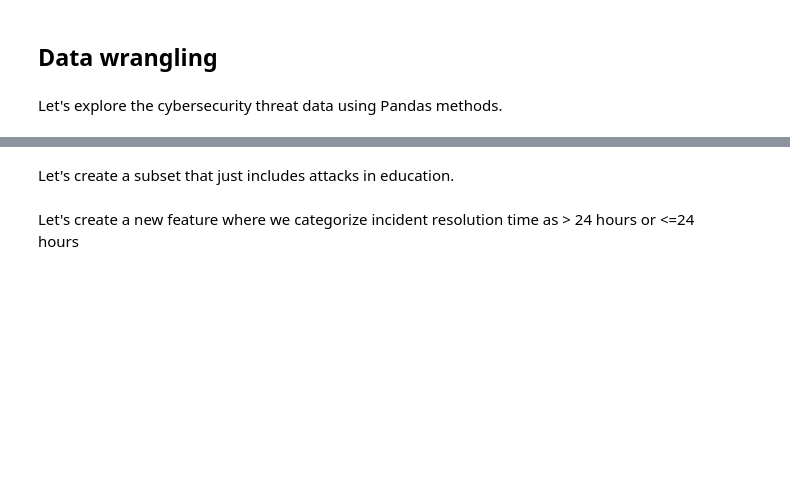
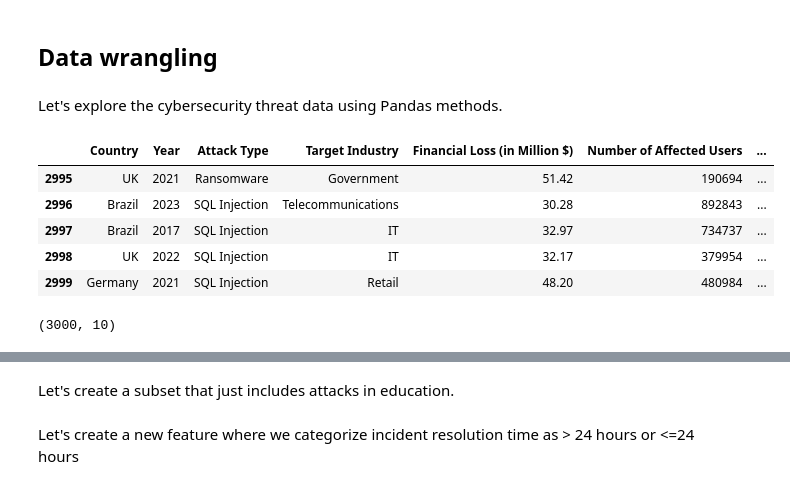
Before and after one commit to sagefhopkins/Data_Visualization_And_Modeling, a Jupyter notebook: Lecture/Week 1/1.2 - Getting Started with Pandas and Python.ipynb, the cells around one changed output, grey strips where cells are left out. Drawn from its saved outputs; the diff is of its cells as text; code cells hidden in the pictures; blank space fills up the shorter version.

```diff
--- a/Lecture/Week 1/1.2 - Getting Started with Pandas and Python.ipynb
+++ b/Lecture/Week 1/1.2 - Getting Started with Pandas and Python.ipynb
@@ -135,3 +176,18 @@ A series object can be thought of as single column of a DataFrame.
 ## Data wrangling
 # %% [markdown]
 Let's explore the cybersecurity threat data using Pandas methods.
+# %%
+import pandas as pd
+
+df = pd.read_csv('assets/Cybersecurity.csv')
+# %% [output]
+|  | Country | Year | Attack Type | Target Industry | Financial Loss (in Million $) | Number of Affected Users | ... |
+| 2995 | UK | 2021 | Ransomware | Government | 51.42 | 190694 | ... |
+| 2996 | Brazil | 2023 | SQL Injection | Telecommunications | 30.28 | 892843 | ... |
+| 2997 | Brazil | 2017 | SQL Injection | IT | 32.97 | 734737 | ... |
+| 2998 | UK | 2022 | SQL Injection | IT | 32.17 | 379954 | ... |
+| 2999 | Germany | 2021 | SQL Injection | Retail | 48.20 | 480984 | ... |
+# %%
+df.shape
+# %% [output]
+(3000, 10)
```
Also changed, not shown: parts of 27 cells of this notebook, 16 other files.
